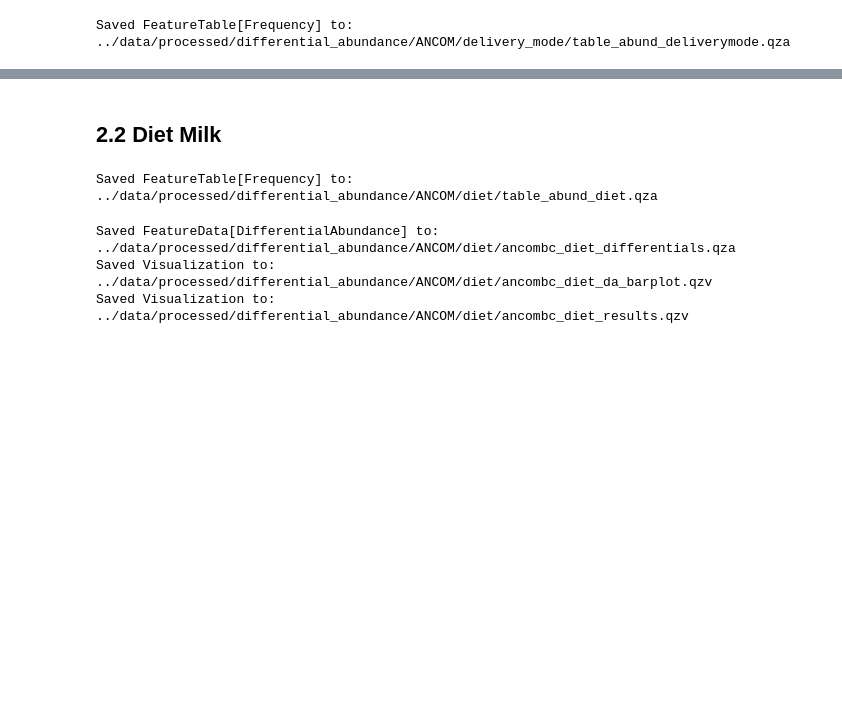
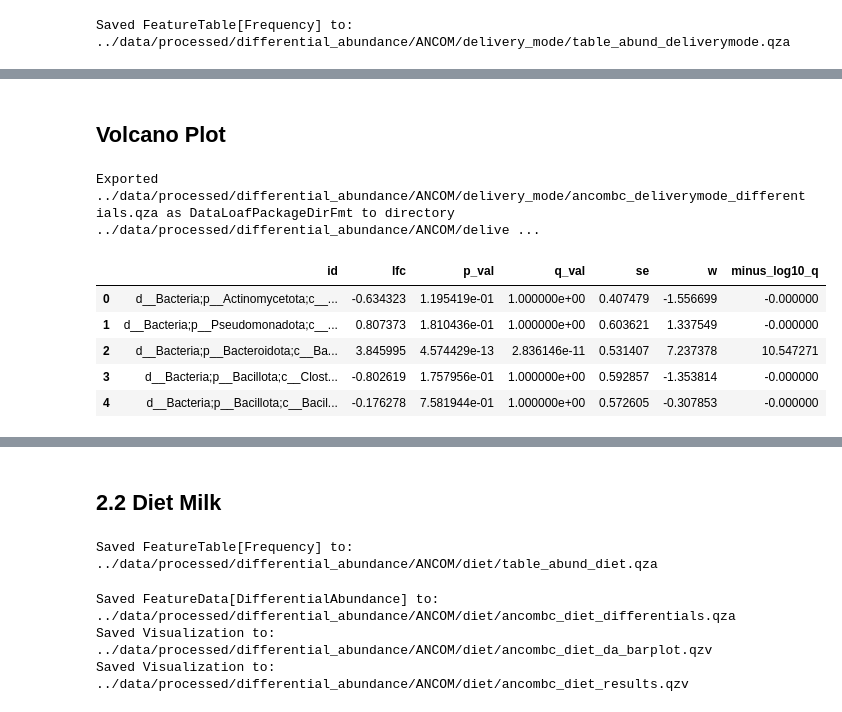
Before and after one commit to MasjaHoogendoorn/MicrobiomeAnalysis_TummyTribe, a Jupyter notebook: scripts/7_differential_abundance_LN.ipynb, the cells around one changed output, grey strips where cells are left out. Saved outputs shown, nothing was run; the diff lists cells and outputs as text; code cells hidden in the pictures; blank space fills up the shorter version.

```diff
--- a/scripts/7_differential_abundance_LN.ipynb
+++ b/scripts/7_differential_abundance_LN.ipynb
@@ -164,0 +177,39 @@ Visualization.load(f"{daa_data_dir}/ANCOM/delivery_mode/ancombc_deliverymode_res
+# %% [markdown]
+## Volcano Plot
+# %%
+! qiime tools export \
+      --input-path $daa_data_dir/ANCOM/delivery_mode/ancombc_deliverymode_differentials.qza \
+      --output-path $daa_data_dir/ANCOM/delivery_mode/ancombc_export_deliverymode
+# %% [output]
+Exported ../data/processed/differential_abundance/ANCOM/delivery_mode/ancombc_deliverymode_differentials.qza as DataLoafPackageDirFmt to directory ../data/processed/differential_abundance/ANCOM/delive ...
+# %%
+# Load exported ANCOM-BC tables
+path = f"{daa_data_dir}/ANCOM/delivery_mode/ancombc_export_deliverymode/"
+
+lfc = pd.read_csv(path + "lfc_slice.csv")
+pval = pd.read_csv(path + "p_val_slice.csv")
+qval = pd.read_csv(path + "q_val_slice.csv")
+se   = pd.read_csv(path + "se_slice.csv")
+w    = pd.read_csv(path + "w_slice.csv")
+# %%
+#merge output files into a single table
+effect = "delivery_modevaginal"
+
+df_dm = (
+    lfc[["id", effect]].rename(columns={effect: "lfc"})
+    .merge(pval[["id", effect]].rename(columns={effect: "p_val"}), on="id")
+    .merge(qval[["id", effect]].rename(columns={effect: "q_val"}), on="id")
+    .merge(se[["id", effect]].rename(columns={effect: "se"}), on="id")
+    .merge(w[["id", effect]].rename(columns={effect: "w"}), on="id")
+)
+
+df_dm["minus_log10_q"] = -np.log10(df_dm["q_val"] + 1e-300)  # avoid log(0)
+
+df_dm.head()
+# %% [output]
+|  | id | lfc | p_val | q_val | se | w | minus_log10_q |
+| 0 | d__Bacteria;p__Actinomycetota;c__... | -0.634323 | 1.195419e-01 | 1.000000e+00 | 0.407479 | -1.556699 | -0.000000 |
+| 1 | d__Bacteria;p__Pseudomonadota;c__... | 0.807373 | 1.810436e-01 | 1.000000e+00 | 0.603621 | 1.337549 | -0.000000 |
+| 2 | d__Bacteria;p__Bacteroidota;c__Ba... | 3.845995 | 4.574429e-13 | 2.836146e-11 | 0.531407 | 7.237378 | 10.547271 |
+| 3 | d__Bacteria;p__Bacillota;c__Clost... | -0.802619 | 1.757956e-01 | 1.000000e+00 | 0.592857 | -1.353814 | -0.000000 |
+| 4 | d__Bacteria;p__Bacillota;c__Bacil... | -0.176278 | 7.581944e-01 | 1.000000e+00 | 0.572605 | -0.307853 | -0.000000 |
```
Also changed, not shown: parts of 47 cells of this notebook.
